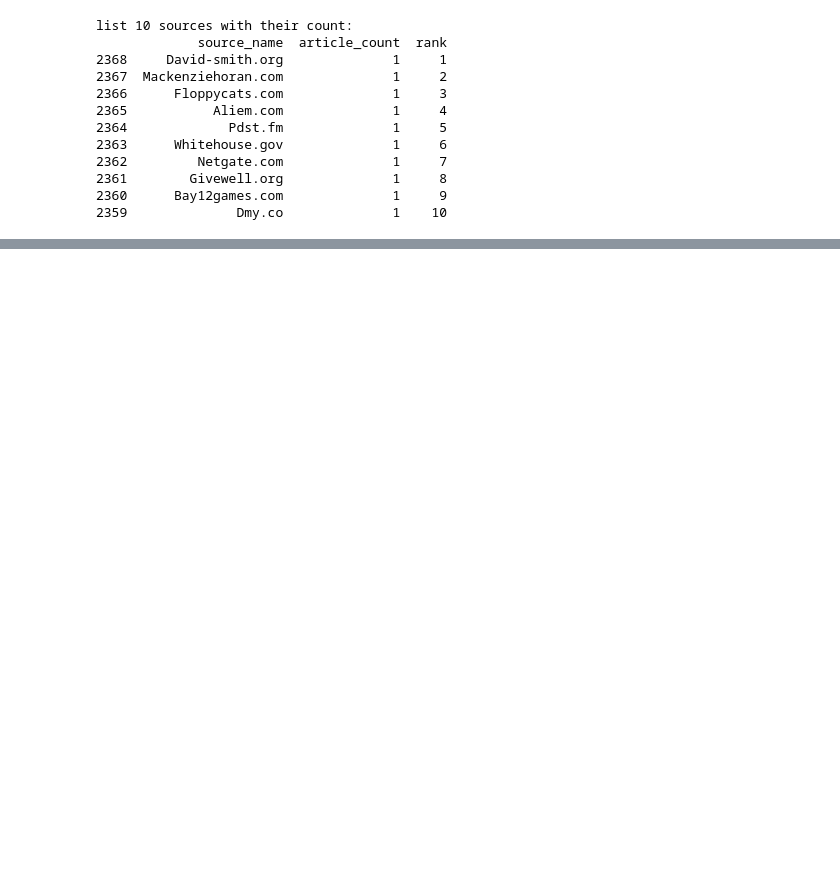
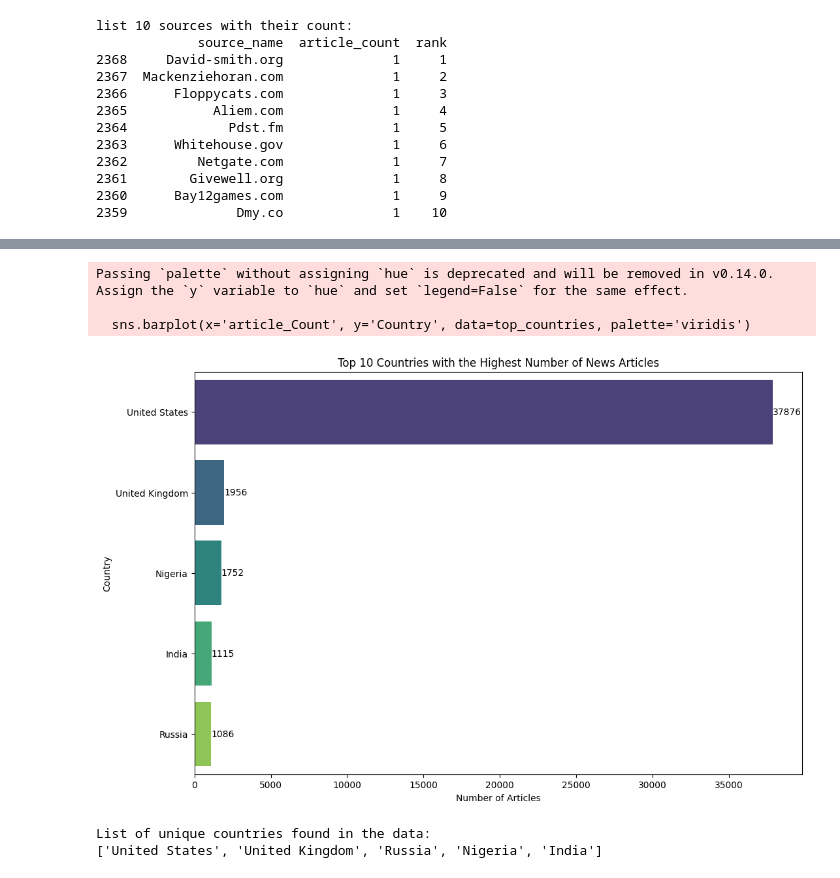
Before and after one commit to sumeyaaaa/news_correlation_10ac_week0, a Jupyter notebook: week0-notebook/data_analysis.ipynb, the cells around one changed output, grey strips where cells are left out. Saved outputs shown, nothing was run; the diff lists cells and outputs as text; code cells hidden in the pictures; blank space fills up the shorter version.

```diff
--- a/week0-notebook/data_analysis.ipynb
+++ b/week0-notebook/data_analysis.ipynb
@@ -295,0 +425,15 @@ list 10 sources with their count:
+# %%
+
+
+
+# Step 1: Extract the domain names from the URLs in db_traffic
+da_rating['SourceCommonName'] = da_rating['url'].apply(lambda x: urlparse(x).netloc)
+
+# Step 2: Normalize the domain names by removing 'www.' if present
+da_rating['SourceCommonName'] = da_rating['SourceCommonName'].str.replace('www.', '')
+
+# Step 3: Perform the join operation with the dl_domain dataset on 'SourceCommonName'
+merged_df = pd.merge(da_rating, dl_domain, on='SourceCommonName', how='inner')
+
+# Display the resulting DataFrame
+print(merged_df)
@@ -295,0 +458,16 @@ list 10 sources with their count:
+# %%
+
+
+# Group by 'countries' and count the number of articles
+article_article_counts = merged_df.groupby('Country')['article'].nunique().reset_index()
+
+# Rename the columns for clarity
+article_article_counts.columns = ['Country', 'article_Count']
+
+# Sort the DataFrame by the number of articles in descending order
+sorted_country_article_counts = article_article_counts.sort_values(by='article_Count', ascending=False)
+
+# Display the top countries with the highest number of articles
+top_countries = sorted_country_article_counts.head(10)
+print("Countries with the highest number of news media organizations:")
+print(top_countries)
@@ -295,0 +482,33 @@ list 10 sources with their count:
+# %%
+# Visualization
+plt.figure(figsize=(12, 8))
+sns.barplot(x='article_Count', y='Country', data=top_countries, palette='viridis')
+
+# Annotate the bars with the article counts
+for index, value in enumerate(top_countries['article_Count']):
+    plt.text(value, index, f'{value}', va='center')
+
+plt.xlabel('Number of Articles')
+plt.ylabel('Country')
+plt.title('Top 10 Countries with the Highest Number of News Articles')
+plt.show()
+# %% [output]
+Passing `palette` without assigning `hue` is deprecated and will be removed in v0.14.0. Assign the `y` variable to `hue` and set `legend=False` for the same effect.
+
+  sns.barplot(x='article_Count', y='Country', data=top_countries, palette='viridis')
+[figure, added]
+# %%
+
+
+# Get the unique list of countries in the 'Country' column
+unique_countries = merged_df['Country'].unique()
+
+# Convert the array to a list
+unique_countries_list = unique_countries.tolist()
+
+# Display the list of unique countries
+print("List of unique countries found in the data:")
+print(unique_countries_list)
+# %% [output]
+List of unique countries found in the data:
+['United States', 'United Kingdom', 'Russia', 'Nigeria', 'India']
```
Also changed, not shown: parts of 24 cells of this notebook.
